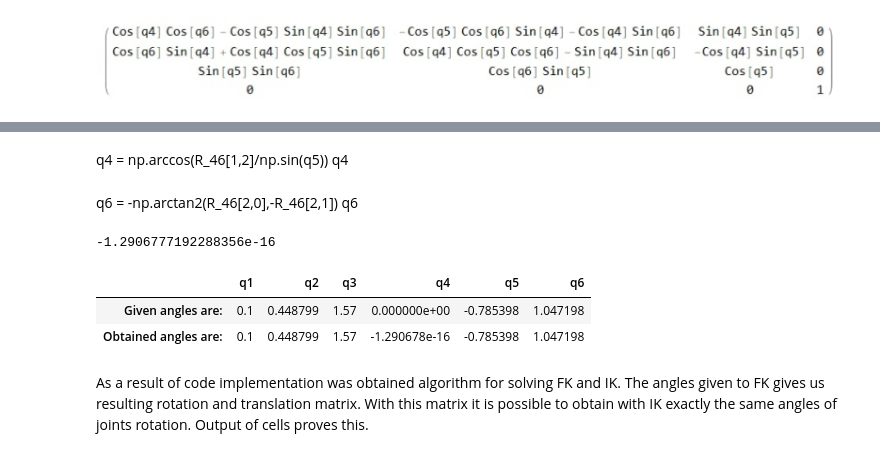
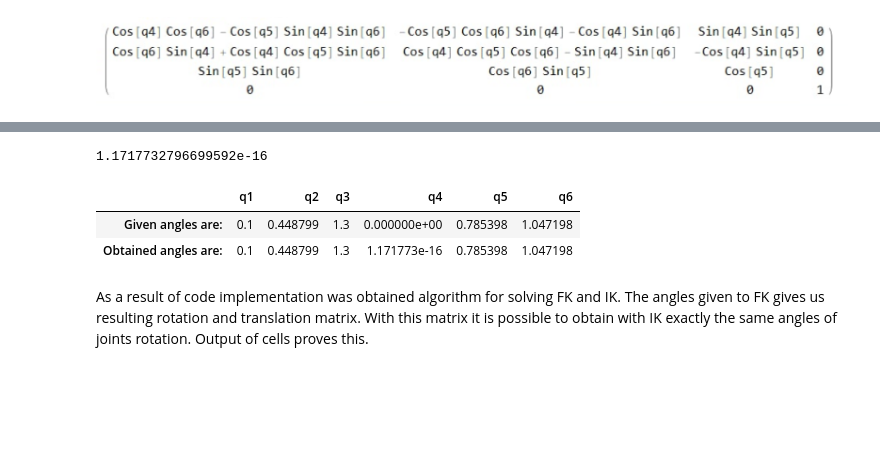
Before and after one commit to olegogogo/Innopolis_assignments, a Jupyter notebook: DinNLRS/Assignment1/main.ipynb, the cells around one changed output, grey strips where cells are left out. Cells and saved outputs as stored; diff of their text form; code cells hidden in the pictures; blank space fills up the shorter version.

```diff
--- a/DinNLRS/Assignment1/main.ipynb
+++ b/DinNLRS/Assignment1/main.ipynb
@@ -55,6 +55,7 @@ def ForwardKinematics(*args):
     return Tbase @ Rz(q1) @ Tz(L1) @ Rx(q2) @ Tz(L2) @ Rx(q3) @ Tz(L3) @ Rz(q4) @ Rx(q5) @ Rz(q6) @ Ttool(*d)
 # %%
 #Solution
-FK = ForwardKinematics(*[0.1,np.pi/7,1.57,0,-np.pi/4,np.pi/3,1,1,1,(0,0,1)])
+args = [0.1,np.pi/7,1.3,0,np.pi/4,np.pi/3,1,1,1,(0,0,1)]
+FK = ForwardKinematics(args)
 FK
 # %% [output]
@@ -125,6 +130,6 @@ Image(filename='R46.png')
 # %% [output]
 [figure]
 # %%
-q5 = -np.arccos(R_46[2,2]) #Search of angles
+q5 = np.arccos(R_46[2,2]) #Search of angles
 q5
 # %% [output]
@@ -132,4 +137,4 @@ q5
 # %%
-q6 = np.arccos(R_46[2,1]/np.sin(q5))
+q6 = np.arctan2(R_46[2,0],R_46[2,1])
 q6
 # %% [output]
@@ -137,21 +142,15 @@ q6
-# %% [markdown]
-q4 = np.arccos(R_46[1,2]/np.sin(q5))
-q4
-# %% [markdown]
-q6 = -np.arctan2(R_46[2,0],-R_46[2,1])
-q6
 # %%
-q4 = np.arctan2(R_46[0,2],R_46[1,2])
+q4 = np.arctan2(R_46[0,2], - R_46[1,2])
 q4
 # %% [output]
--1.2906777192288356e-16
+1.1717732796699592e-16
 # %%
 import pandas
-pandas.DataFrame(([0.1,np.pi/7,1.57,0,-np.pi/4,np.pi/3],[q1,q2,q3,q4,q5,q6]), columns=['q1','q2','q3','q4','q5','q6'], index=['Given angles are:','Obtained angles are:'])
+pandas.DataFrame((args[:-4],[q1,q2,q3,q4,q5,q6]), columns=['q1','q2','q3','q4','q5','q6'], index=['Given angles are:','Obtained angles are:'])
 # %% [output]
 |  | q1 | q2 | q3 | q4 | q5 | q6 |
-| Given angles are: | 0.1 | 0.448799 | 1.57 | 0.000000e+00 | -0.785398 | 1.047198 |
-| Obtained angles are: | 0.1 | 0.448799 | 1.57 | -1.290678e-16 | -0.785398 | 1.047198 |
+| Given angles are: | 0.1 | 0.448799 | 1.3 | 0.000000e+00 | 0.785398 | 1.047198 |
+| Obtained angles are: | 0.1 | 0.448799 | 1.3 | 1.171773e-16 | 0.785398 | 1.047198 |
 # %% [markdown]
 As a result of code implementation was obtained algorithm for solving FK and IK.
 The angles given to FK gives us resulting rotation and translation matrix.
```
Also changed, not shown: parts of 18 cells of this notebook, 17 other files.
